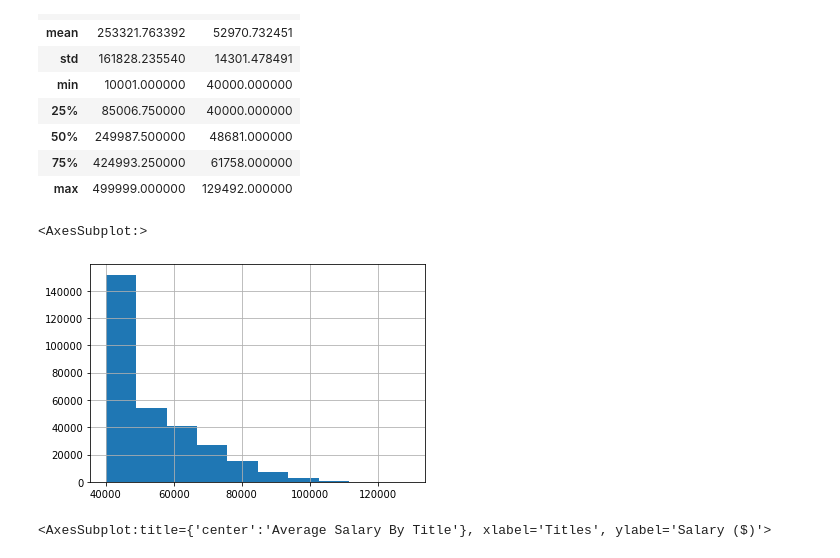
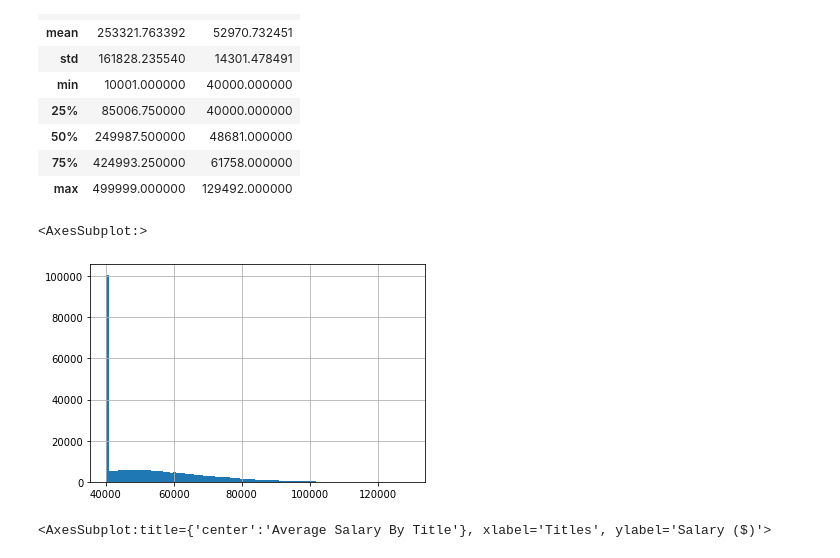
Before and after one commit to zukohere/sql-challenge, a Jupyter notebook: EmployeeSQL/3_Employees_Bonus.ipynb, the cells around one changed output. Cells and saved outputs as stored; diff of their text form; code cells hidden in the pictures.

```diff
--- a/EmployeeSQL/3_Employees_Bonus.ipynb
+++ b/EmployeeSQL/3_Employees_Bonus.ipynb
@@ -46,10 +80,10 @@ table_dict["salaries"].describe()
 | 75% | 424993.250000 | 61758.000000 |
 | max | 499999.000000 | 129492.000000 |
 # %%
-table_dict["salaries"]["salary"].hist(bins=10)
+table_dict["salaries"]["salary"].hist(bins=100)
 # %% [output]
 <AxesSubplot:>
-[figure, old version]
+[figure, new version]
 # %%
 temp_merge = table_dict["employees"].merge(table_dict["salaries"],how = "inner", on = "emp_no")
 temp_merge = temp_merge.rename(columns ={"emp_title": "title_id"})
```
Also changed, not shown: parts of 2 cells of this notebook.
